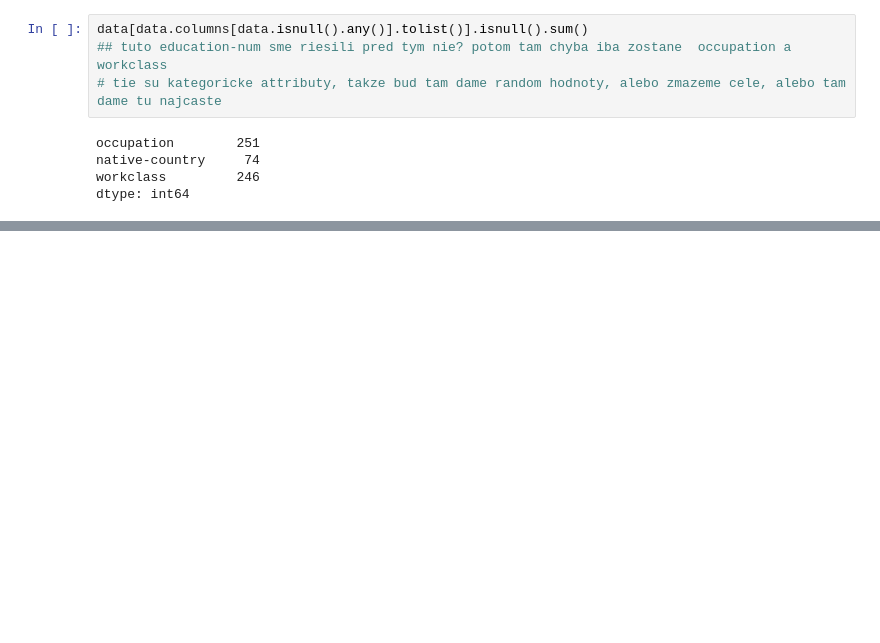
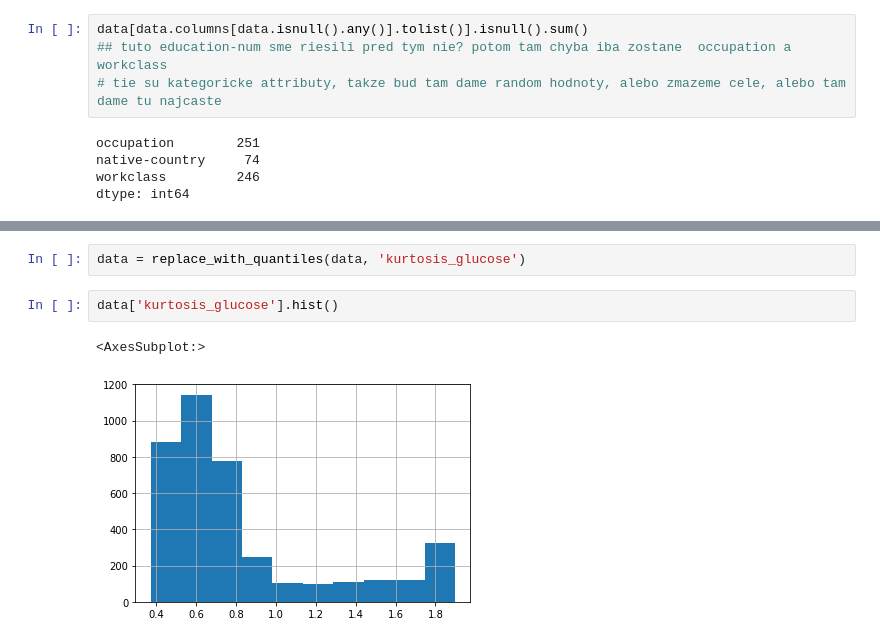
Before and after one commit to SzMatej/IAU_2020-2021, a Jupyter notebook: Project_phase_2.ipynb, the cells around one changed output, grey strips where cells are left out. Saved outputs shown, nothing was run; the diff lists cells and outputs as text; blank space fills up the shorter version.

```diff
--- a/Project_phase_2.ipynb
+++ b/Project_phase_2.ipynb
@@ -870,0 +896,7 @@ dtype: int64
+# %%
+data = replace_with_quantiles(data, 'kurtosis_glucose')
+# %%
+data['kurtosis_glucose'].hist()
+# %% [output]
+<AxesSubplot:>
+[figure, added]
```
Also changed, not shown: parts of 20 cells of this notebook.
